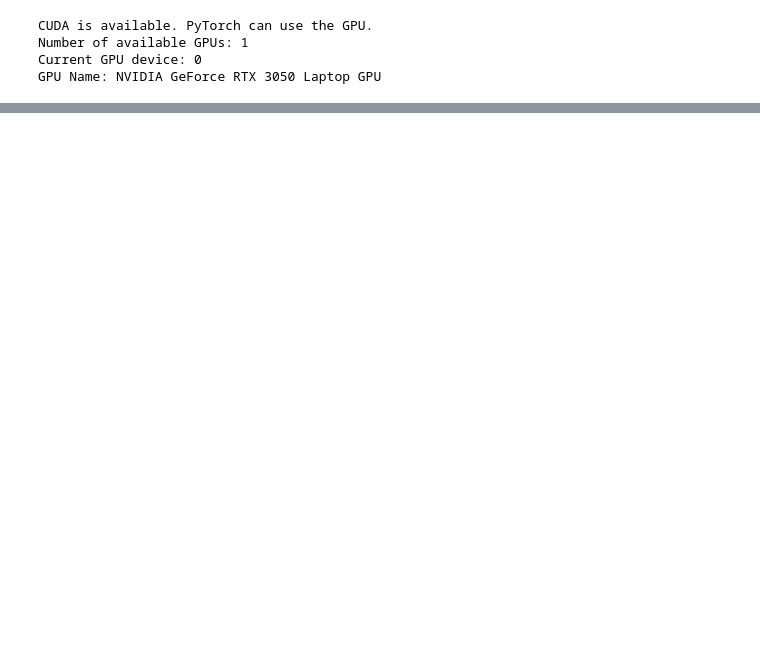
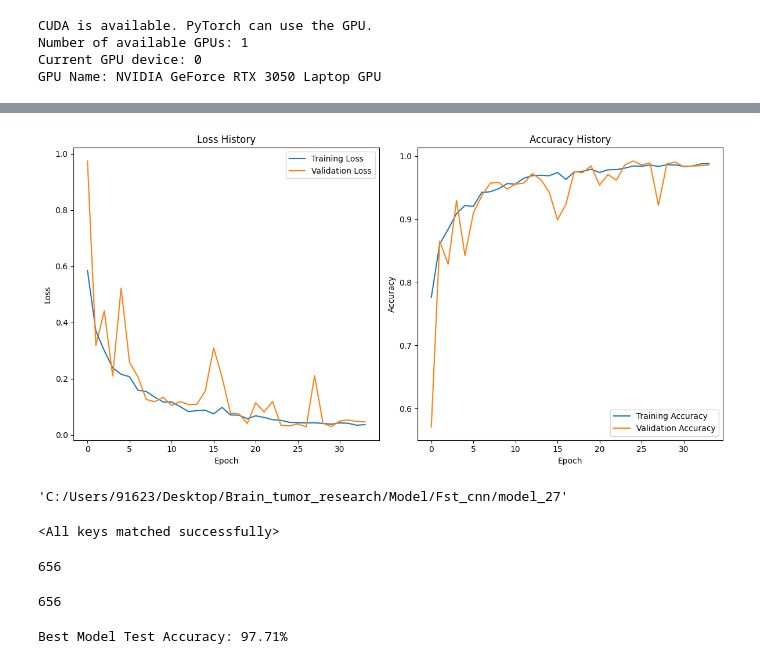
Before and after one commit to kashishthakur26/Brain_tumor_research, a Jupyter notebook: reseach/Cnn_torch.ipynb, the cells around one changed output, grey strips where cells are left out. Drawn from its saved outputs; the diff is of its cells as text; code cells hidden in the pictures; blank space fills up the shorter version.

Commit message:
Cnn_torch_with accuracy of 98.65

```diff
--- a/reseach/Cnn_torch.ipynb
+++ b/reseach/Cnn_torch.ipynb
@@ -207,12 +397,12 @@ def eval_model():
     total_predictions = 0
 
     with torch.no_grad():
-        for batch_number, (images, labels_indices, labels) in enumerate(val_loader):
+        for _, (images, labels_indices) in enumerate(val_loader):
             images, labels_indices = images.to(device), labels_indices.to(device)
 
             outputs = model(images)
-            loss = criterion(outputs, labels_indices)
-            total_loss += loss.item()
+            loss1 = loss(outputs, labels_indices)
+            total_loss += loss1.item()
 
             # Calculate accuracy
             _, predicted = torch.max(outputs, 1)
@@ -238,14 +428,14 @@ for epoch in range(n_epochs):
     avg_train_loss, train_accuracy = train_epoch()
     avg_eval_loss, eval_accuracy = eval_model()
 
-    if avg_eval_loss < best_score:
-        best_score = avg_eval_loss
-        torch.save(model.state_dict(), f"model_{epoch+1}")
-        tolerance = 0
-    else:
-        tolerance += 1
-        if tolerance >= 8:
-            break
+    # if avg_eval_loss < best_score:
+    #     best_score = avg_eval_loss
+    #     # torch.save(model.state_dict(), f"model_{epoch+1}")
+    #     tolerance = 0
+    # else:
+    #     tolerance += 1
+    #     if tolerance >= 8:
+    #         break
 
     train_losses.append(avg_train_loss)
     val_losses.append(avg_eval_loss)
@@ -259,0 +453,35 @@ RuntimeError: mat1 and mat2 shapes cannot be multiplied (32x20736 and 6400x512)
+# %%
+plt.figure(figsize=(12, 6))
+plt.subplot(1, 2, 1)
+plt.plot(train_losses, label='Training Loss')
+plt.plot(val_losses, label='Validation Loss')
+plt.xlabel('Epoch')
+plt.ylabel('Loss')
+plt.legend()
+plt.title('Loss History')
+
+plt.subplot(1, 2, 2)
+plt.plot(train_accuracies, label='Training Accuracy')
+plt.plot(val_accuracies, label='Validation Accuracy')
+plt.xlabel('Epoch')
+plt.ylabel('Accuracy')
+plt.legend()
+plt.title('Accuracy History')
+
+plt.tight_layout()
+plt.show()
+# %% [output]
+[figure, added]
+# %%
+models = glob("C:/Users/91623/Desktop/Brain_tumor_research/Model/Fst_cnn/*")
+model_num = [int(i.split("_")[-1]) for i in models if i.split("_")[-1].isdigit()]
+best_model_path = "C:/Users/91623/Desktop/Brain_tumor_research/Model/Fst_cnn/model_" + str(sorted(model_num)[-1])
+best_model_path
+# %% [output]
+'C:/Users/91623/Desktop/Brain_tumor_research/Model/Fst_cnn/model_27'
+# %%
+best_model = CNNModel().to(device)
+
+best_model.load_state_dict(torch.load(best_model_path, map_location=device))
+# %% [output]
+<All keys matched successfully>
@@ -259,0 +503,16 @@ RuntimeError: mat1 and mat2 shapes cannot be multiplied (32x20736 and 6400x512)
+# %%
+
+best_model_props = predict(best_model, test_loader, device)
+best_model_preds = np.argmax(best_model_props, axis=1)
+best_model_preds.shape[0]
+# %% [output]
+656
+# %%
+gen_labels_test_set = [label[1] for label in test_dataset]
+len(gen_labels_test_set)
+# %% [output]
+656
+# %%
+print(f"Best Model Test Accuracy: {round(accuracy_score(gen_labels_test_set,best_model_preds)*100,2)}%")
+# %% [output]
+Best Model Test Accuracy: 97.71%
```
Also changed, not shown: parts of 11 cells of this notebook, 2 other files.
